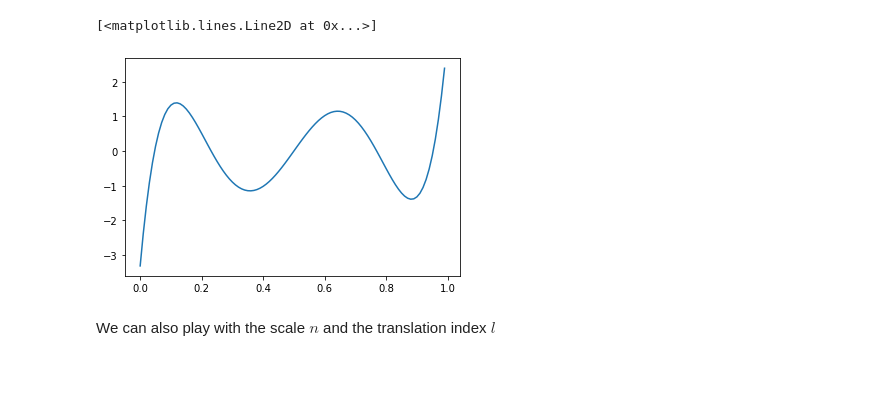
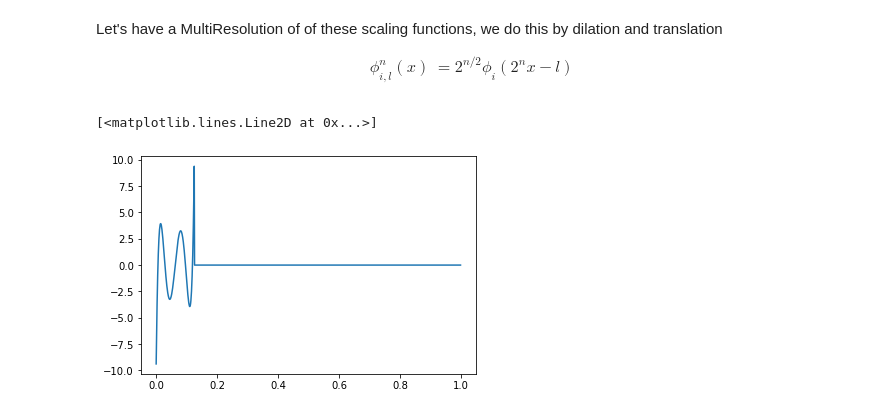
Before and after one commit to bjorgve/hylleraas_school, a Jupyter notebook: HylleraasSchool.ipynb, the cells around one changed output. Cells and saved outputs as stored; diff of their text form; code cells hidden in the pictures; blank space fills up the shorter version.

```diff
--- a/HylleraasSchool.ipynb
+++ b/HylleraasSchool.ipynb
@@ -25,0 +9,10 @@ First let's plot our scaling function $\phi_{i, l}^n$ at scale zero. I.e., we pl
+# %%
+from vampyr import LegendreBasis
+
+basis_set = LegendreBasis(5)
+scaling = basis_set.scaling
+
+
+x = np.arange(0.0, 1.0, 0.001)
+y = [scaling(i=5)([_]) for _ in x] # Luca, er det rett å si linear, quadratic, cubic
+plt.plot(x, y)
@@ -25,0 +22,5 @@ First let's plot our scaling function $\phi_{i, l}^n$ at scale zero. I.e., we pl
+# %%
+x = np.arange(0.0, 1.0, 0.001)
+for i in range(6):
+    y = [scaling(i=i)([x]) for x in x]
+    plt.plot(x, y)
@@ -26,9 +29,13 @@ First let's plot our scaling function $\phi_{i, l}^n$ at scale zero. I.e., we pl
+# %% [markdown]
+Let's have a MultiResolution of of these scaling functions, we do this by dilation and translation
+
+\begin{align}
+    \phi_{i, l}^n(x) &= 2^{n/2} \phi_i(2^nx - l)
+\end{align}
 # %%
-x = np.arange(0.0, 1.0, 0.01)
-y = [scaling(i=5, l=0, n=0)([_]) for _ in x]
+x = np.arange(0.0, 1.0, 0.001)
+y = [scaling(i=i, l=0, n=3)([x]) for x in x]
 plt.plot(x, y)
 # %% [output]
 [<matplotlib.lines.Line2D at 0x...>]
-[figure, old version]
+[figure, new version]
-# %% [markdown]
-We can also play with the scale $n$ and the translation index $l$
```
Also changed, not shown: parts of 18 cells of this notebook.
